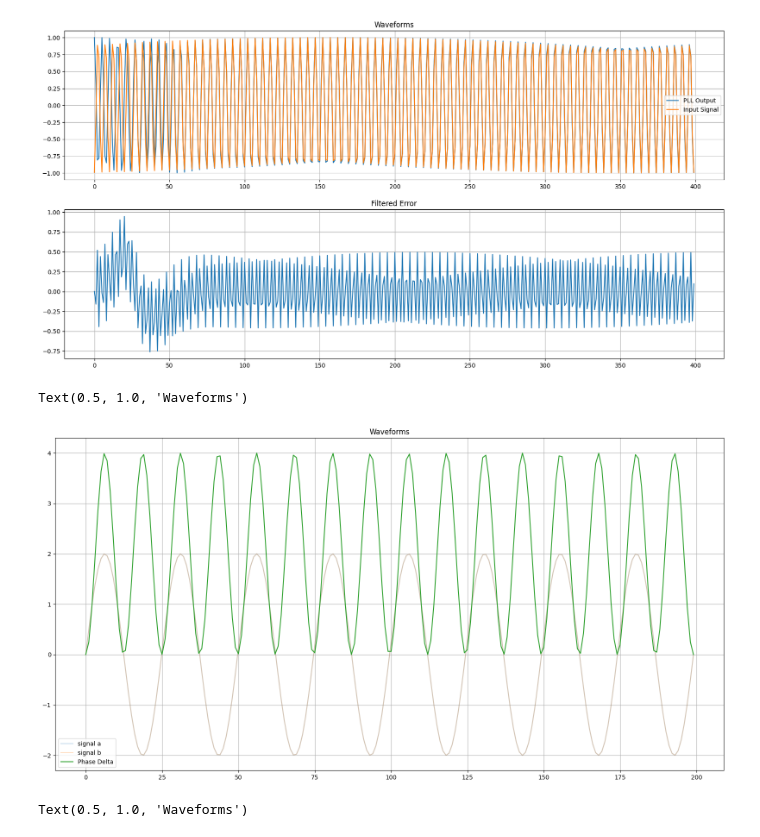
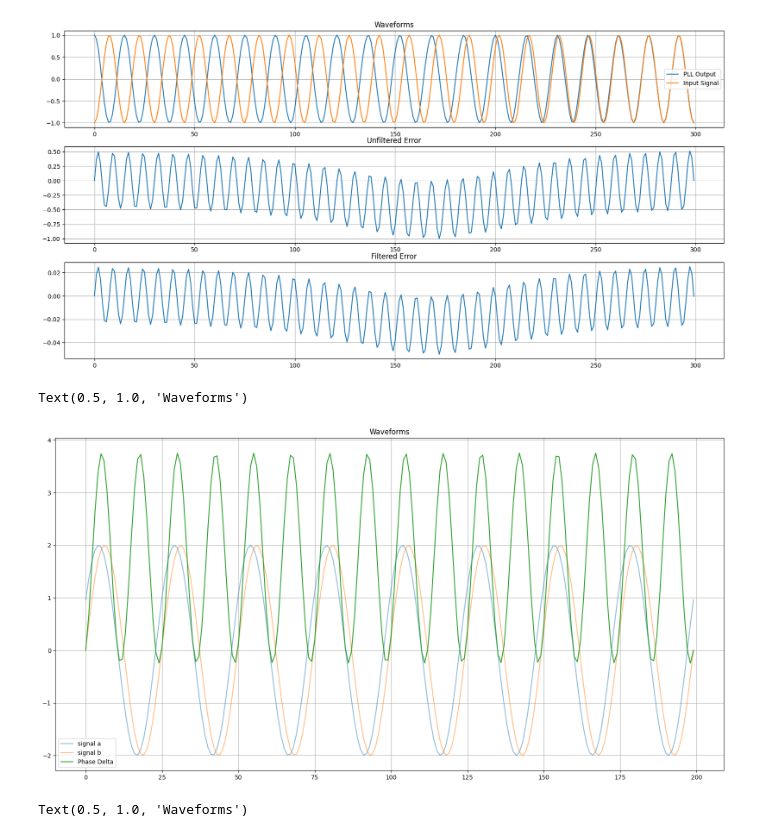
Before and after one commit to stevester94/notebooks, a Jupyter notebook: phase-locked-loop/rectifiedPLL.ipynb, the cells around one changed output. Drawn from its saved outputs; the diff is of its cells as text; code cells hidden in the pictures.

```diff
--- a/phase-locked-loop/rectifiedPLL.ipynb
+++ b/phase-locked-loop/rectifiedPLL.ipynb
@@ -22,7 +22,7 @@ class LoopFilter:
         self.integrator = 0
 
     def proc( self, e_D ):
-        self.integrator += self.K_i * e_D
+        self.integrator += self.K_i * e_D/fs
 
         return self.K_p * e_D + self.integrator
 
@@ -72,20 +72,22 @@ class PhaseLockedLoop:
         return cosOut, sinOut, e_D, e_F
 
 
-fs = 50
+fs = 150
+# K_p = 0.2667
+# K_i = 0.0178
+K_p = 0.05
+K_i = 0.5 * K_p * K_p
+K_0 = 1
+duration_secs = 2
+in_f_Hz   = 10 # Make it equivalent to original
 
-K_p = 0.2667 / fs
-K_i = 0.0178 / (fs**2)
-K_0 = 1
-
-
-duration_secs = 2
 t = np.linspace(0,duration_secs, int(duration_secs*fs))
 
 in_A      = 1
-in_f_Hz   = 10 # Make it equivalent to original
+
 # in_phi    = np.random.normal(0, 0.0, size=len(t)) + np.pi
 in_phi    = np.pi
+# in_phi    = 0
 in_sig    = in_A * np.cos( 2*np.pi * in_f_Hz * t + in_phi )
 # in_sig    += np.random.normal(0, 0.0, size=len(t)) # AWGN
 
@@ -95,39 +97,44 @@ cos_out = []
 
 
 
-pll = PhaseLockedLoop( K_i, K_p, K_0, in_f_Hz, fs )
+pll = PhaseLockedLoop( K_i, K_p, K_0, 10, fs )
 for n in range(len(t)):
     _cos_out, _sin_out, _e_D, _e_F = pll.proc( in_sig[n] )
 
     cos_out.append( _cos_out )
     e_D.append( _e_D )
     e_F.append( _e_F )
 
 # Create a Figure
 fig = plt.figure()
 fig.set_figheight(10)
 fig.set_figwidth(20)
 
 # Set up Axes
-ax1 = fig.add_subplot(211)
+ax1 = fig.add_subplot(311)
 # ax1.plot(cos_out[int(-fs/in_f_Hz)*10:], label='PLL Output')
 ax1.plot(cos_out, label='PLL Output')
 plt.grid()
 # ax1.plot(in_sig[int(-fs/in_f_Hz)*10:], label='Input Signal')
 ax1.plot(in_sig, label='Input Signal')
 plt.legend()
 ax1.set_title('Waveforms')
 
 # Show the plot
 #plt.show()
 
-ax2 = fig.add_subplot(212)
+ax2 = fig.add_subplot(312)
 ax2.plot( e_D )
 plt.grid()
-ax2.set_title('Filtered Error')
+ax2.set_title('Unfiltered Error')
+
+ax3 = fig.add_subplot(313)
+ax3.plot( e_F )
+plt.grid()
+ax3.set_title('Filtered Error')
 plt.show()
 # %% [output]
-[figure, old version]
+[figure, new version]
 # %%
 # OK, what does the phase detector do?
 
@@ -135,7 +142,7 @@ fs = 100
 duration_secs = 2
 t = np.linspace(0,duration_secs, int(duration_secs*fs))
 
-a = 2.0 * np.sin( 2*np.pi * 4*t )
+a = 2.0 * np.sin( 2*np.pi * 4*t+0.5 )
 b = 2.0 * np.sin( 2*np.pi * 4*t )
 
 pd = PhaseDetector()
@@ -150,15 +157,15 @@ fig.set_figheight(10)
 fig.set_figwidth(20)
 
 ax1 = fig.add_subplot(111)
-ax1.plot(a, label='signal a', alpha=0.25 )
-ax1.plot(b, label='signal b', alpha=0.25 )
+ax1.plot(a, label='signal a', alpha=0.5 )
+ax1.plot(b, label='signal b', alpha=0.5 )
 ax1.plot(phase, label='Phase Delta')
 plt.grid()
 plt.legend()
 ax1.set_title('Waveforms')
 # %% [output]
 Text(0.5, 1.0, 'Waveforms')
-[figure, old version]
+[figure, new version]
 # %%
 # OK what does the loop filter do?
 # OK, what does the phase detector do?
```
Also changed, not shown: parts of 3 cells of this notebook.
